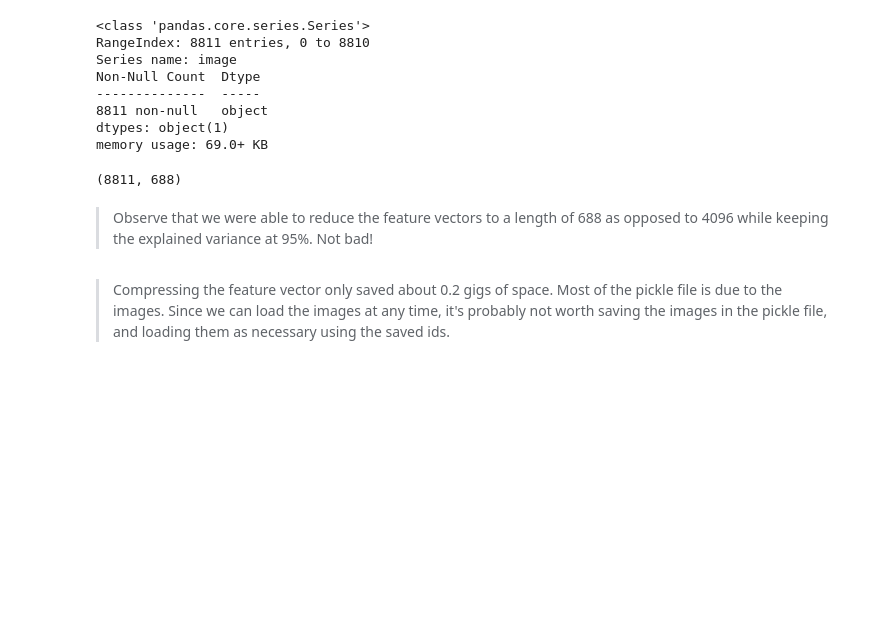
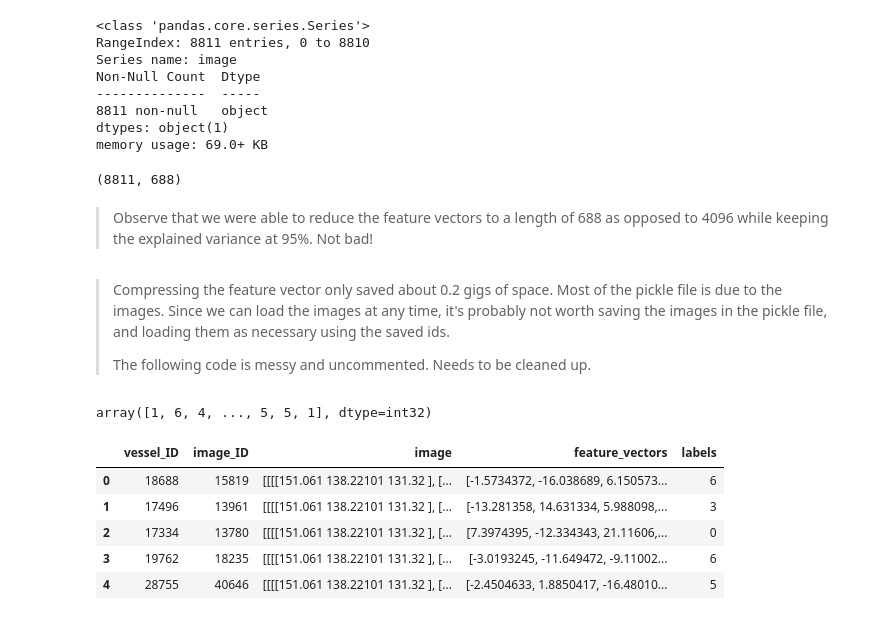
Before and after one commit to mvince33/lcp_cluster, a Jupyter notebook: lcp_image_processing.ipynb, the cells around one changed output. Cells and saved outputs as stored; diff of their text form; code cells hidden in the pictures; blank space fills up the shorter version.

```diff
--- a/lcp_image_processing.ipynb
+++ b/lcp_image_processing.ipynb
@@ -172,2 +168,21 @@ df.to_pickle('compressed_image_data.pkl')
 # %% [markdown]
 > Compressing the feature vector only saved about 0.2 gigs of space. Most of the pickle file is due to the images. Since we can load the images at any time, it's probably not worth saving the images in the pickle file, and loading them as necessary using the saved ids.
+>
+> The following code is messy and uncommented. Needs to be cleaned up.
+# %%
+# Need to optimize the number of clusters
+kmeans = KMeans(n_clusters = 7)
+kmeans.fit(fv)
+kmeans.labels_
+# %% [output]
+array([1, 6, 4, ..., 5, 5, 1], dtype=int32)
+# %%
+df['labels'] = kmeans.labels_
+df.head()
+# %% [output]
+|  | vessel_ID | image_ID | image | feature_vectors | labels |
+| 0 | 18688 | 15819 | [[[[151.061 138.22101 131.32 ], [... | [-1.5734372, -16.038689, 6.150573... | 6 |
+| 1 | 17496 | 13961 | [[[[151.061 138.22101 131.32 ], [... | [-13.281358, 14.631334, 5.988098,... | 3 |
+| 2 | 17334 | 13780 | [[[[151.061 138.22101 131.32 ], [... | [7.3974395, -12.334343, 21.11606,... | 0 |
+| 3 | 19762 | 18235 | [[[[151.061 138.22101 131.32 ], [... | [-3.0193245, -11.649472, -9.11002... | 6 |
+| 4 | 28755 | 40646 | [[[[151.061 138.22101 131.32 ], [... | [-2.4504633, 1.8850417, -16.48010... | 5 |
```
Also changed, not shown: parts of 5 cells of this notebook, 1 other file.
